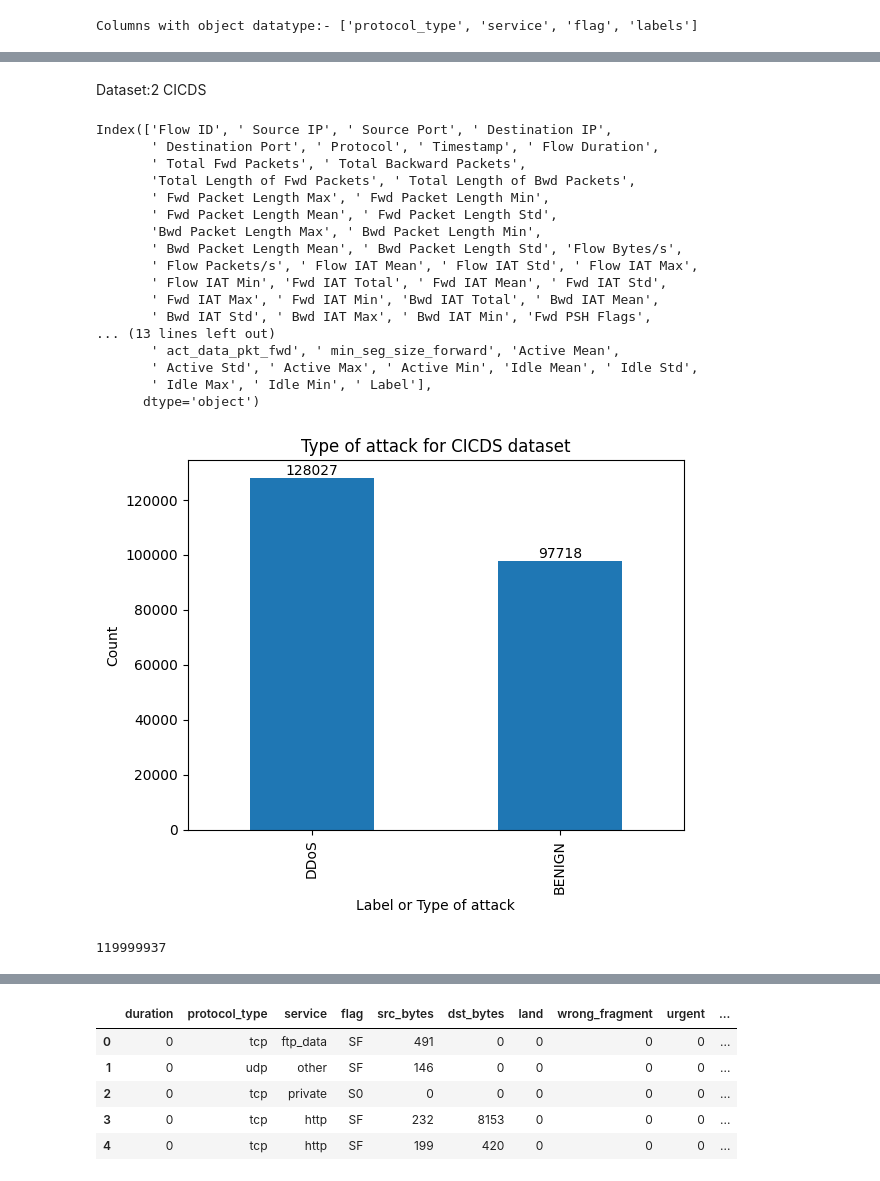
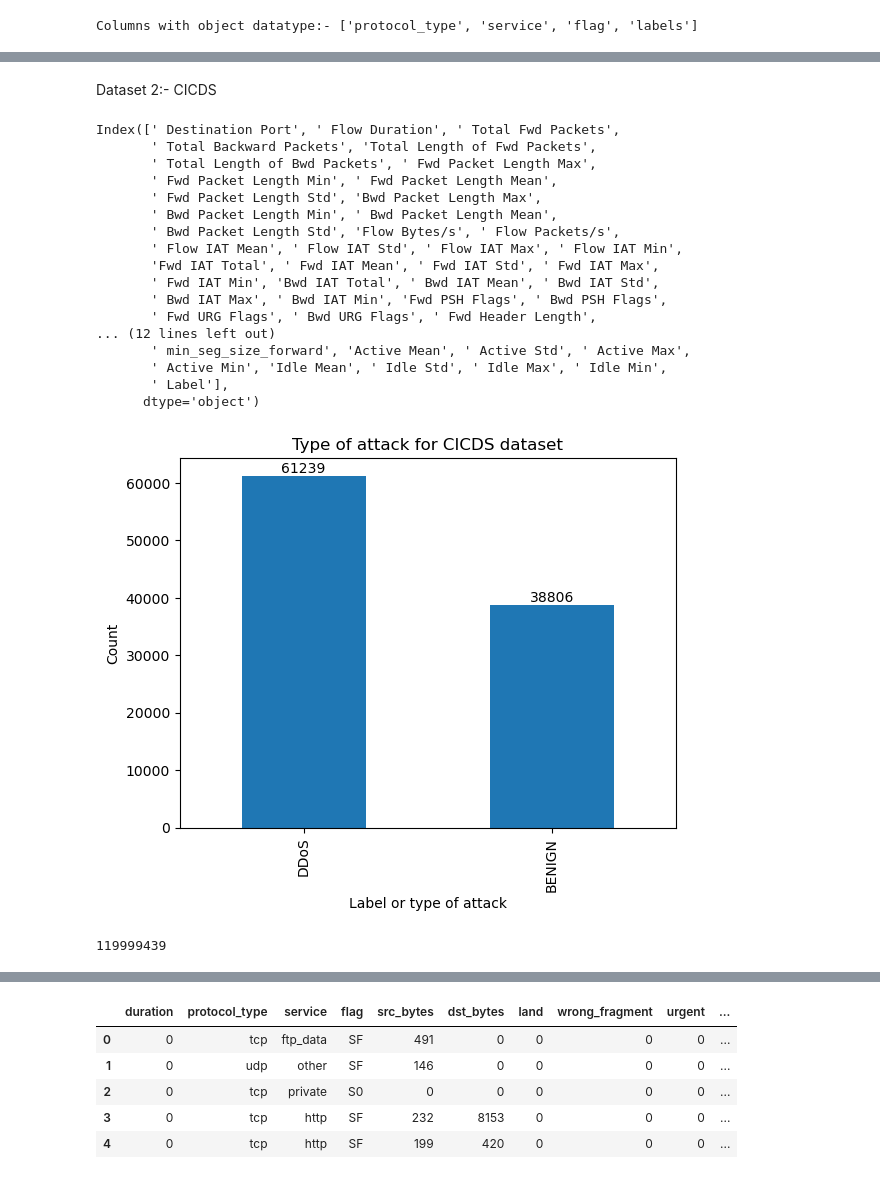
Before and after one commit to SpringBoardMentor193s/SentinelNet_Oct_Batch, a Jupyter notebook: EDA_Checkpoints.ipynb, the cells around one changed output, grey strips where cells are left out. Saved outputs shown, nothing was run; the diff lists cells and outputs as text; code cells hidden in the pictures.

```diff
--- a/EDA_Checkpoints.ipynb
+++ b/EDA_Checkpoints.ipynb
@@ -157,51 +157,51 @@ plt.show()
 # %% [markdown]
-Dataset:2 CICDS
+Dataset 2:- CICDS
 # %%
-df = pd.read_csv("/content/sample_data/Friday-WorkingHours-Afternoon-DDos.pcap_ISCX.csv")
+df = pd.read_csv("Friday-WorkingHours-Afternoon-DDos.pcap_ISCX.csv")
 # %%
 df.columns
 # %% [output]
-Index(['Flow ID', ' Source IP', ' Source Port', ' Destination IP',
-       ' Destination Port', ' Protocol', ' Timestamp', ' Flow Duration',
-       ' Total Fwd Packets', ' Total Backward Packets',
-       'Total Length of Fwd Packets', ' Total Length of Bwd Packets',
-       ' Fwd Packet Length Max', ' Fwd Packet Length Min',
-       ' Fwd Packet Length Mean', ' Fwd Packet Length Std',
-       'Bwd Packet Length Max', ' Bwd Packet Length Min',
-       ' Bwd Packet Length Mean', ' Bwd Packet Length Std', 'Flow Bytes/s',
-       ' Flow Packets/s', ' Flow IAT Mean', ' Flow IAT Std', ' Flow IAT Max',
-       ' Flow IAT Min', 'Fwd IAT Total', ' Fwd IAT Mean', ' Fwd IAT Std',
-       ' Fwd IAT Max', ' Fwd IAT Min', 'Bwd IAT Total', ' Bwd IAT Mean',
-       ' Bwd IAT Std', ' Bwd IAT Max', ' Bwd IAT Min', 'Fwd PSH Flags',
-... (13 lines left out)
-       ' act_data_pkt_fwd', ' min_seg_size_forward', 'Active Mean',
-       ' Active Std', ' Active Max', ' Active Min', 'Idle Mean', ' Idle Std',
-       ' Idle Max', ' Idle Min', ' Label'],
+Index([' Destination Port', ' Flow Duration', ' Total Fwd Packets',
+       ' Total Backward Packets', 'Total Length of Fwd Packets',
+       ' Total Length of Bwd Packets', ' Fwd Packet Length Max',
+       ' Fwd Packet Length Min', ' Fwd Packet Length Mean',
+       ' Fwd Packet Length Std', 'Bwd Packet Length Max',
+       ' Bwd Packet Length Min', ' Bwd Packet Length Mean',
+       ' Bwd Packet Length Std', 'Flow Bytes/s', ' Flow Packets/s',
+       ' Flow IAT Mean', ' Flow IAT Std', ' Flow IAT Max', ' Flow IAT Min',
+       'Fwd IAT Total', ' Fwd IAT Mean', ' Fwd IAT Std', ' Fwd IAT Max',
+       ' Fwd IAT Min', 'Bwd IAT Total', ' Bwd IAT Mean', ' Bwd IAT Std',
+       ' Bwd IAT Max', ' Bwd IAT Min', 'Fwd PSH Flags', ' Bwd PSH Flags',
+       ' Fwd URG Flags', ' Bwd URG Flags', ' Fwd Header Length',
+... (12 lines left out)
+       ' min_seg_size_forward', 'Active Mean', ' Active Std', ' Active Max',
+       ' Active Min', 'Idle Mean', ' Idle Std', ' Idle Max', ' Idle Min',
+       ' Label'],
       dtype='object')
 # %%
 import matplotlib.pyplot as plt
 import pandas as pd
 
 # Calculate the value counts (this is fast even with 200,000+ rows)
 counts = df[' Label'].value_counts()
 
 # Plot the counts directly
 ax = counts.plot.bar()
 
 # Add the labels on top of the bars
 ax.bar_label(ax.containers[0])
 
 # Add labels and a title
-plt.xlabel('Label or Type of attack')
+plt.xlabel('Label or type of attack')
 plt.ylabel('Count')
 plt.title('Type of attack for CICDS dataset')
 plt.show()
 # %% [output]
-[figure, old version]
+[figure, new version]
 # %%
 max(df[' Flow Duration'])
 # %% [output]
-119999937
+119999439
 # %%
 import matplotlib.pyplot as plt
 import pandas as pd
```
Also changed, not shown: parts of 31 cells of this notebook.
